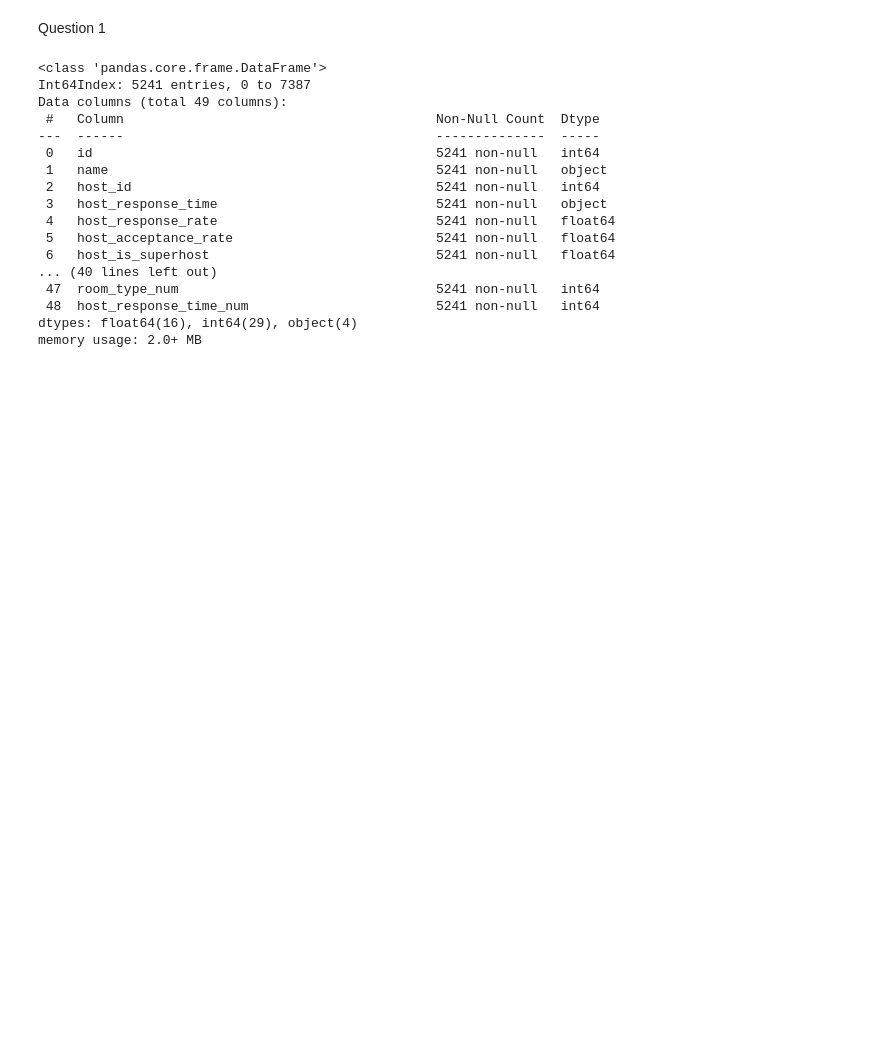
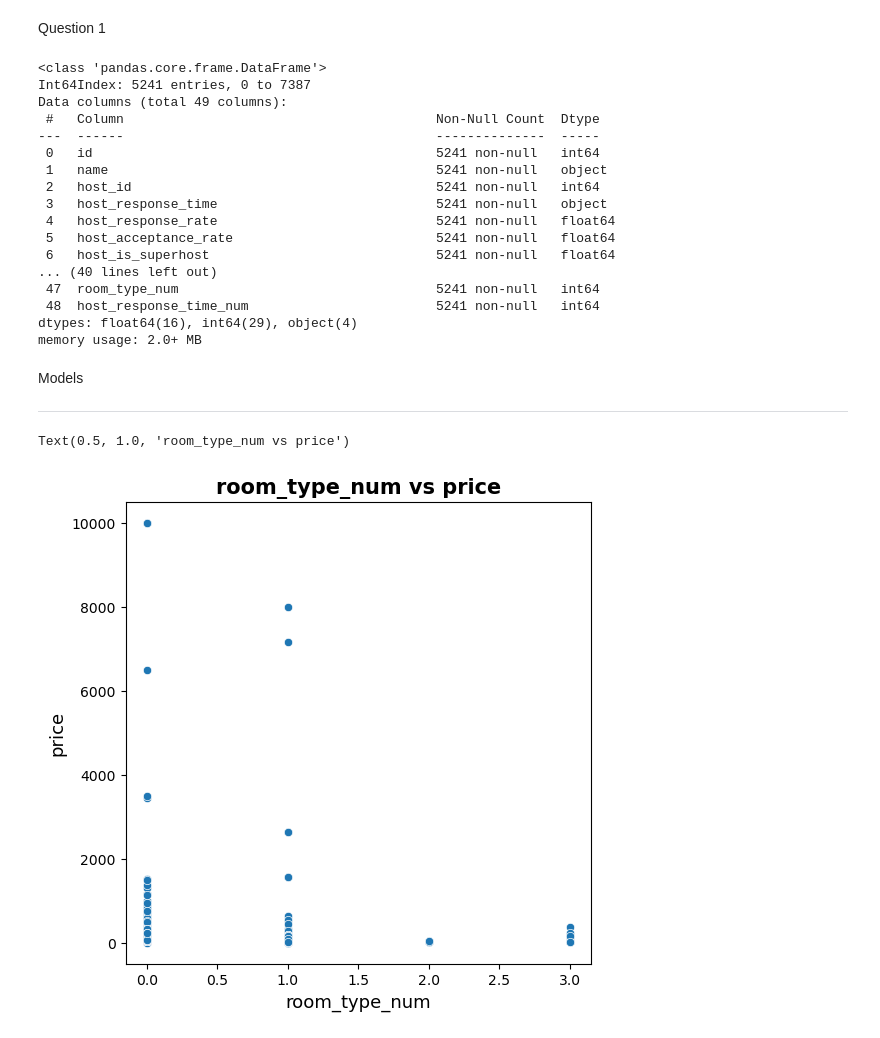
Before and after one commit to Arnesh997/FDS-Airbnb, a Jupyter notebook: abhay-3.ipynb, the cells around one changed output. Cells and saved outputs as stored; diff of their text form; code cells hidden in the pictures; blank space fills up the shorter version.

```diff
--- a/abhay-3.ipynb
+++ b/abhay-3.ipynb
@@ -150,3 +159,24 @@ Data columns (total 49 columns):
  48  host_response_time_num                        5241 non-null   int64
 dtypes: float64(16), int64(29), object(4)
 memory usage: 2.0+ MB
+# %% [markdown]
+Models
+_________________________________
+# %%
+quality_df = quality_df.drop(quality_df[quality_df['price']>10000].index)
+
+
+
+
+
+
+
+plt.figure(figsize=(6,6))
+sns.scatterplot(x='room_type_num', y='price', data=quality_df)
+
+plt.xlabel("room_type_num", size=13)
+plt.ylabel("price", size=13)
+plt.title("room_type_num vs price",size=15, weight='bold')
+# %% [output]
+Text(0.5, 1.0, 'room_type_num vs price')
+[figure, added]
```
Also changed, not shown: parts of 11 cells of this notebook, 1 other file.
